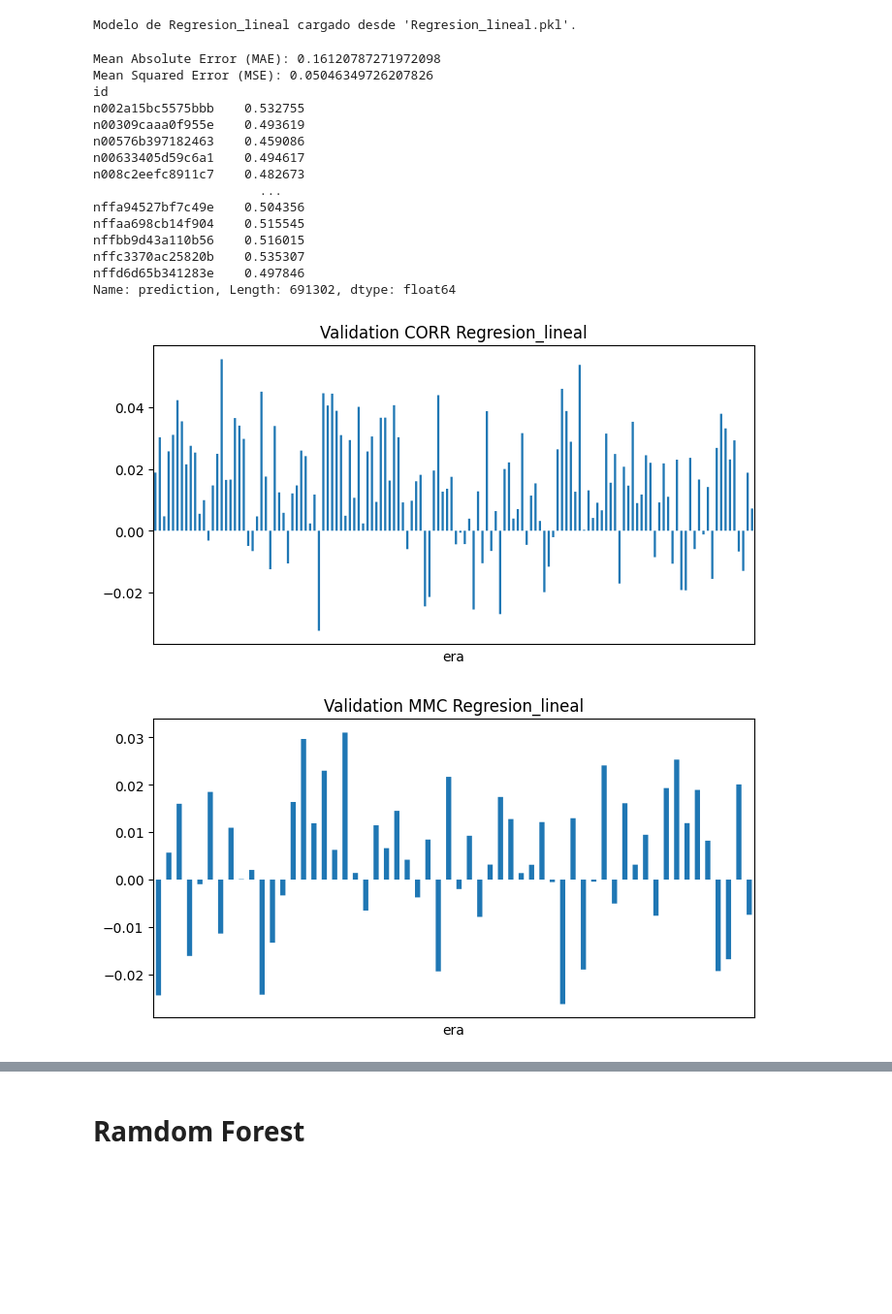
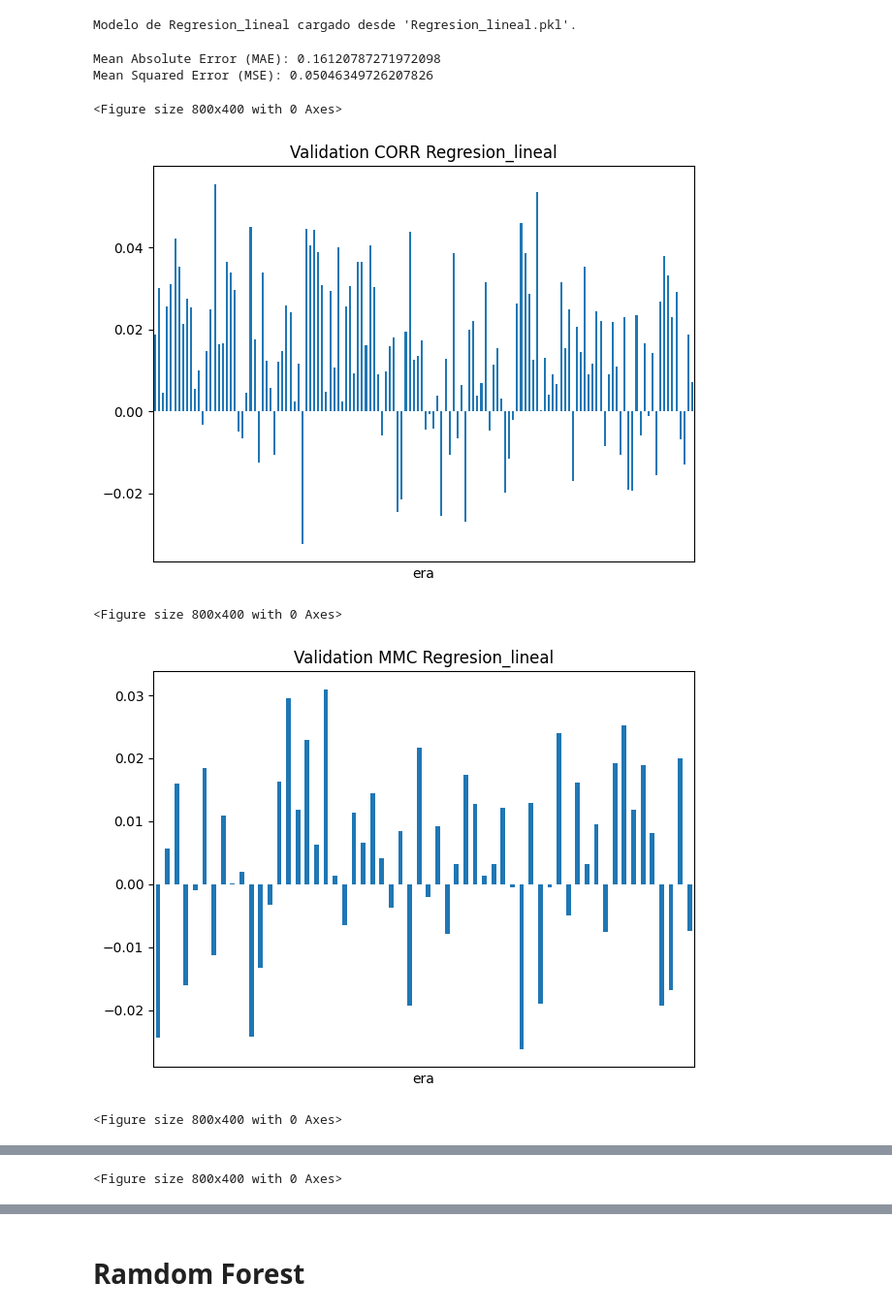
Before and after one commit to PacoBermudez/tfm_modelo_mervado_valores, a Jupyter notebook: load_models.ipynb, the cells around one changed output, grey strips where cells are left out. Shown at 97% size. Cells and saved outputs as stored; diff of their text form; code cells hidden in the pictures; blank space fills up the shorter version.

Commit message:
graficos

```diff
--- a/load_models.ipynb
+++ b/load_models.ipynb
@@ -56,22 +41,14 @@ model = rg(train, feature_set, "Regresion_lineal", False)
 Modelo de Regresion_lineal cargado desde 'Regresion_lineal.pkl'.
 # %%
 import metric_visualization as metric
-metric.extract_metrics(validation, model, feature_set, "Regresion_lineal")
+validation = load_validation_data(feature_set, train)
+metric.extract_metrics(validation, model, feature_set, "Regresion_lineal", "graficos_modelos_numerai")
+del validation
 # %% [output]
 Mean Absolute Error (MAE): 0.16120787271972098
 Mean Squared Error (MSE): 0.05046349726207826
-id
-n002a15bc5575bbb    0.532755
-n00309caaa0f955e    0.493619
-n00576b397182463    0.459086
-n00633405d59c6a1    0.494617
-n008c2eefc8911c7    0.482673
-                      ...
-nffa94527bf7c49e    0.504356
-nffaa698cb14f904    0.515545
-nffbb9d43a110b56    0.516015
-nffc3370ac25820b    0.535307
-nffd6d65b341283e    0.497846
-Name: prediction, Length: 691302, dtype: float64
+<Figure size 800x400 with 0 Axes>
-[figure, old version]
+[figure, new version]
+<Figure size 800x400 with 0 Axes>
-[figure, old version]
+[figure, new version]
+<Figure size 800x400 with 0 Axes>
@@ -78,0 +56 @@ Name: prediction, Length: 691302, dtype: float64
+<Figure size 800x400 with 0 Axes>
```
Also changed, not shown: parts of 5 cells of this notebook, 6 other files.
